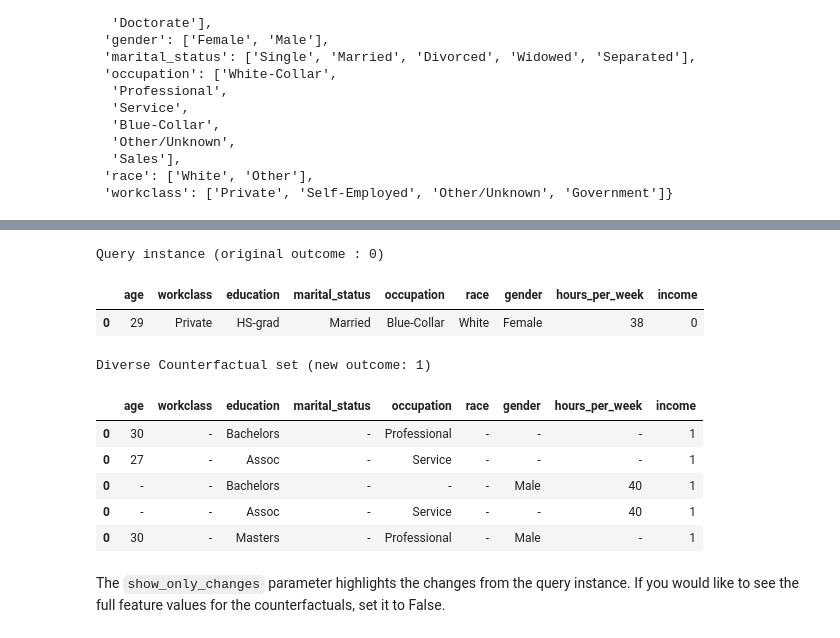
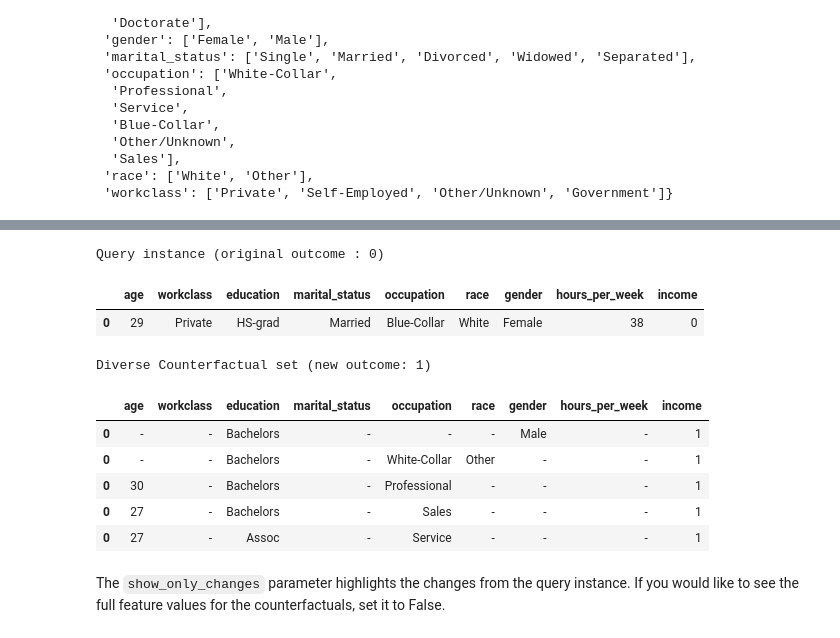
Before and after one commit to Dice-Extended/dice-x, a Jupyter notebook: docs/source/notebooks/DiCE_getting_started.ipynb, the cells around one changed output, grey strips where cells are left out. Cells and saved outputs as stored; diff of their text form; code cells hidden in the pictures.

```diff
--- a/docs/source/notebooks/DiCE_getting_started.ipynb
+++ b/docs/source/notebooks/DiCE_getting_started.ipynb
@@ -162,34 +163,34 @@ set(cat_features.keys())
 # %%
 gaussian_kwargs = {
     'continuous_features': numerical,
     'categorical_features': cat_features,
-    'std_dev': 0.1
+    'std_dev': 0.3
 }
 
 random_kwargs = {
     'continuous_features': numerical,
     'categorical_features': cat_features,
     'feature_ranges': exp.data_interface.get_features_range_float()[1]
 }
 
 spherical_kwargs = {
     'continuous_features': numerical,
     'categorical_features': cat_features,
     'feature_ranges': exp.data_interface.get_features_range_float()[1]
 }
 
 e1 = exp.generate_counterfactuals(x_test[0:1], total_CFs=5, perturbation_method="gaussian", desired_class="opposite", **gaussian_kwargs)
 e1.visualize_as_dataframe(show_only_changes=True)
 # %% [output]
 Query instance (original outcome : 0)
 |  | age | workclass | education | marital_status | occupation | race | gender | hours_per_week | income |
 | 0 | 29 | Private | HS-grad | Married | Blue-Collar | White | Female | 38 | 0 |
 Diverse Counterfactual set (new outcome: 1)
 |  | age | workclass | education | marital_status | occupation | race | gender | hours_per_week | income |
+| 0 | - | - | Bachelors | - | - | - | Male | - | 1 |
+| 0 | - | - | Bachelors | - | White-Collar | Other | - | - | 1 |
 | 0 | 30 | - | Bachelors | - | Professional | - | - | - | 1 |
+| 0 | 27 | - | Bachelors | - | Sales | - | - | - | 1 |
 | 0 | 27 | - | Assoc | - | Service | - | - | - | 1 |
-| 0 | - | - | Bachelors | - | - | - | Male | 40 | 1 |
-| 0 | - | - | Assoc | - | Service | - | - | 40 | 1 |
-| 0 | 30 | - | Masters | - | Professional | - | Male | - | 1 |
 # %% [markdown]
 The `show_only_changes` parameter highlights the changes from the query instance. If you would like to see the full feature values for the counterfactuals, set it to False.
```
Also changed, not shown: parts of 16 cells of this notebook, 40 other files.
